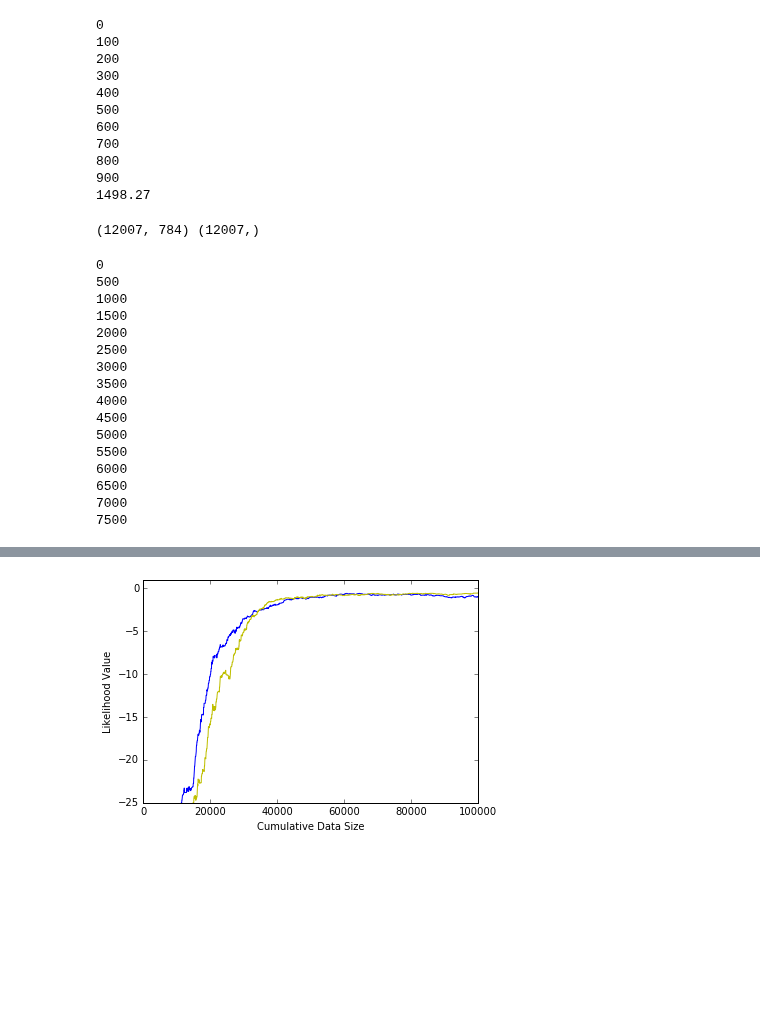
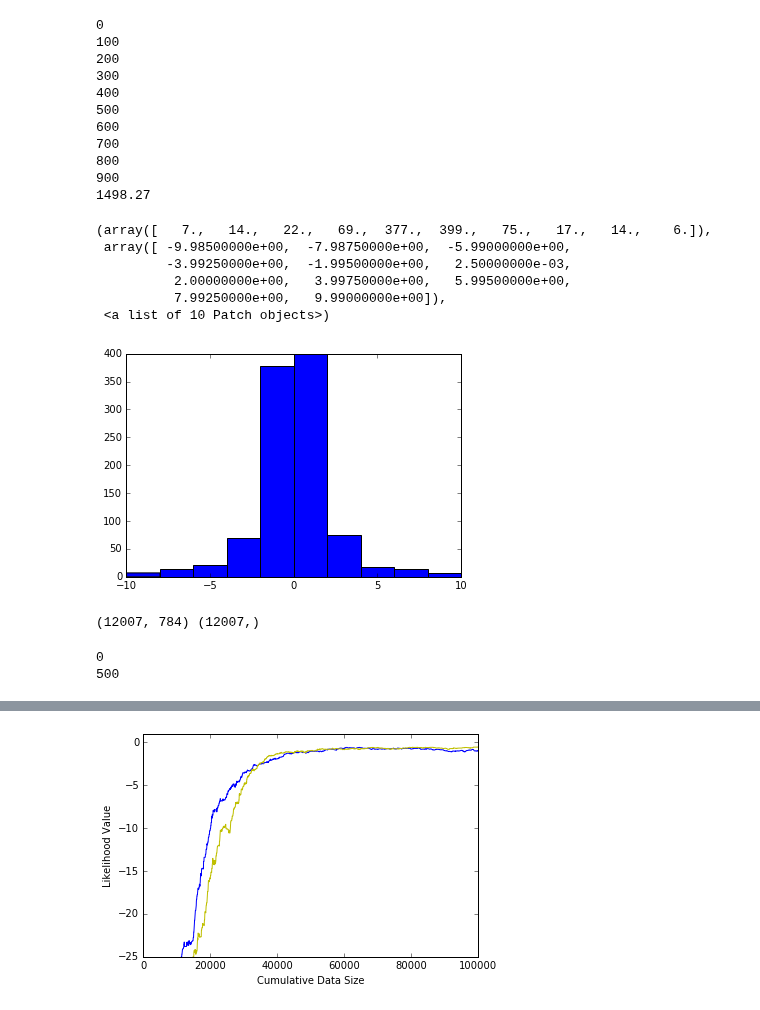
Before and after one commit to DanielTakeshi/New_MH_Test, a Jupyter notebook: iPython_stuff/LogisticRegression_CUTMH_RandomWalkProposer.ipynb, the cells around one changed output, grey strips where cells are left out. Drawn from its saved outputs; the diff is of its cells as text; code cells hidden in the pictures; blank space fills up the shorter version.

Commit message:
add a getRandXcorr function

```diff
--- a/iPython_stuff/LogisticRegression_CUTMH_RandomWalkProposer.ipynb
+++ b/iPython_stuff/LogisticRegression_CUTMH_RandomWalkProposer.ipynb
@@ -243,11 +243,29 @@ def randomData(miniBatchSize, im, label):
     img = im[id,:]
     idx = label[id]
     return (img, idx)
-mat = scipy.io.loadmat('ecdf.mat')
-x_l = mat['x_l'][0]
-x_corr = mat['x_corr'][0]
-ecdf_l = mat['ecdf_l'][0]
-ecdf_corr = mat['ecdf_corr'][0]
+# this function will return a xcorr val
+def getRandXcorr(ecdf, sdvect, estimatedSd):
+    index = bisect(sdvect, estimatedSd) + 1
+    x = ecdf[0,:]
+    f = ecdf[index, :]
+    u = np.random.random()
+    return x[bisect(f, u)]
+mat = scipy.io.loadmat('../generateXcorr/XcorrCurves.mat')
+ecdfmat = mat['res']
+sd_vect = mat['sdval']
+# %%
+xcorr = np.zeros(1000)
+for i in range(1000):
+    xcorr[i] = getRandXcorr(ecdfmat, sd_vect, 1.1)
+plt.hist(xcorr)
+# %% [output]
+(array([   7.,   14.,   22.,   69.,  377.,  399.,   75.,   17.,   14.,    6.]),
+ array([ -9.98500000e+00,  -7.98750000e+00,  -5.99000000e+00,
+         -3.99250000e+00,  -1.99500000e+00,   2.50000000e-03,
+          2.00000000e+00,   3.99750000e+00,   5.99500000e+00,
+          7.99250000e+00,   9.99000000e+00]),
+ <a list of 10 Patch objects>)
+[figure, added]
 # %%
 class LangvanProposer:
     def __init__(self, model):
@@ -308,28 +326,30 @@ print TrainImg.shape, TrainLabel.shape
 (12007, 784) (12007,)
 # %%
 # try the mini_batch
-N = 8000
+N = 1000
 p = 784
 # beta = np.random.rand(p)
-beta = np.ones(p)
+beta = np.zeros(p)
 rd = RandomWalkProposer()
 sig0 = 0.1
 logm = Logistic(p, 12007, rd)
 sd_est = 0
-sd_array = np.zeros(N)
+sd_array = np.ones(N)
 miniBatchSize = 50
 num_sd = 10
 ll = []
 acc = []
 ll_full = np.zeros(N)
 acc_full = np.zeros(N)
-T0 = 10.0
+T0 = 900.0
 
 for i in range(N):
     sd_vect = np.zeros(num_sd)
-    T = T0 / (i + 1.0) ** 0.5
+    # T = T0 / (i + 1.0) ** 0.5
     # sig = sig0 / (i + 1.0)**0.5
+    T =T0
     sig = sig0
+
     for j in range(num_sd):
         data = randomData(miniBatchSize, TrainImg, TrainLabel)
         beta1 = rd.update(beta, sig)
@@ -355,17 +375,3 @@ for i in range(N):
 # %% [output]
 0
 500
-1000
-1500
-2000
-2500
-3000
-3500
-4000
-4500
-5000
-5500
-6000
-6500
-7000
-7500
```
Also changed, not shown: parts of 1 cell of this notebook.
